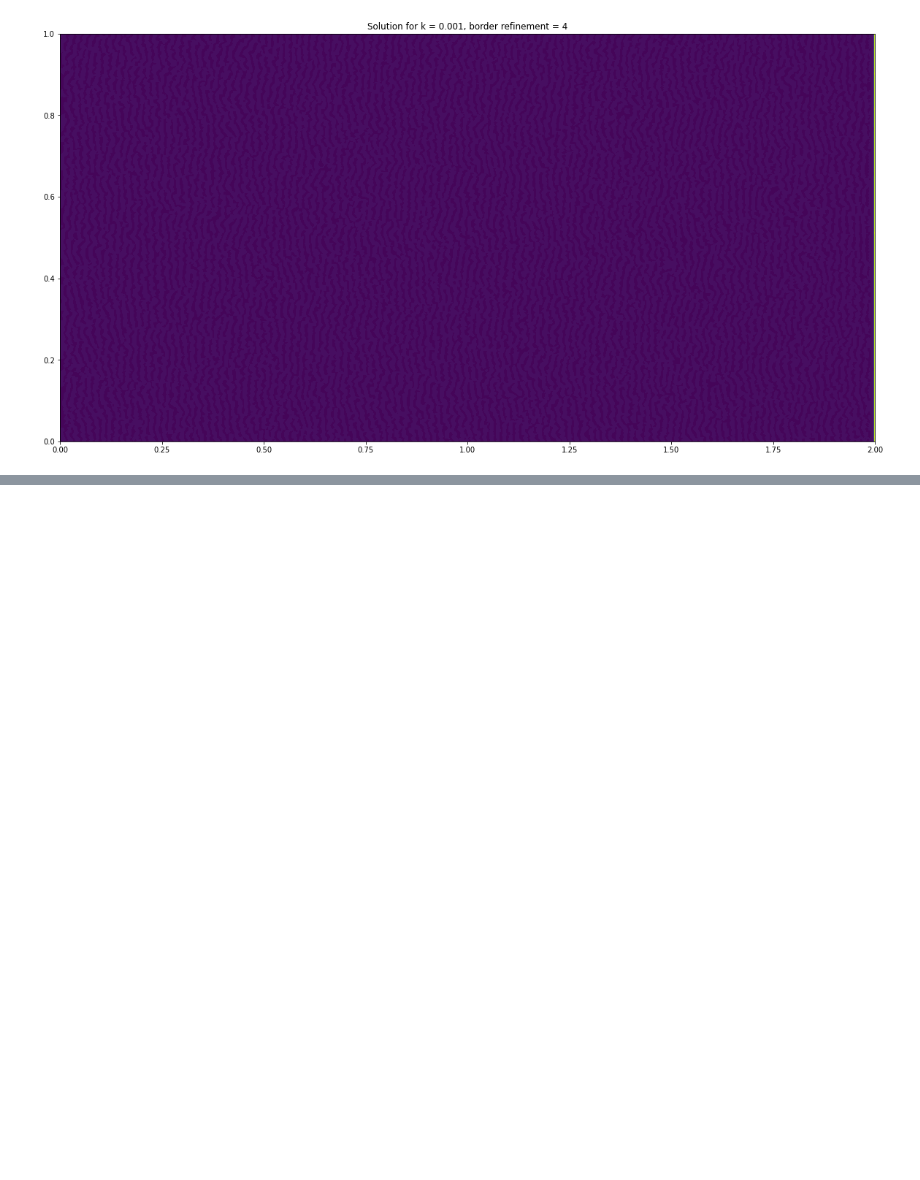
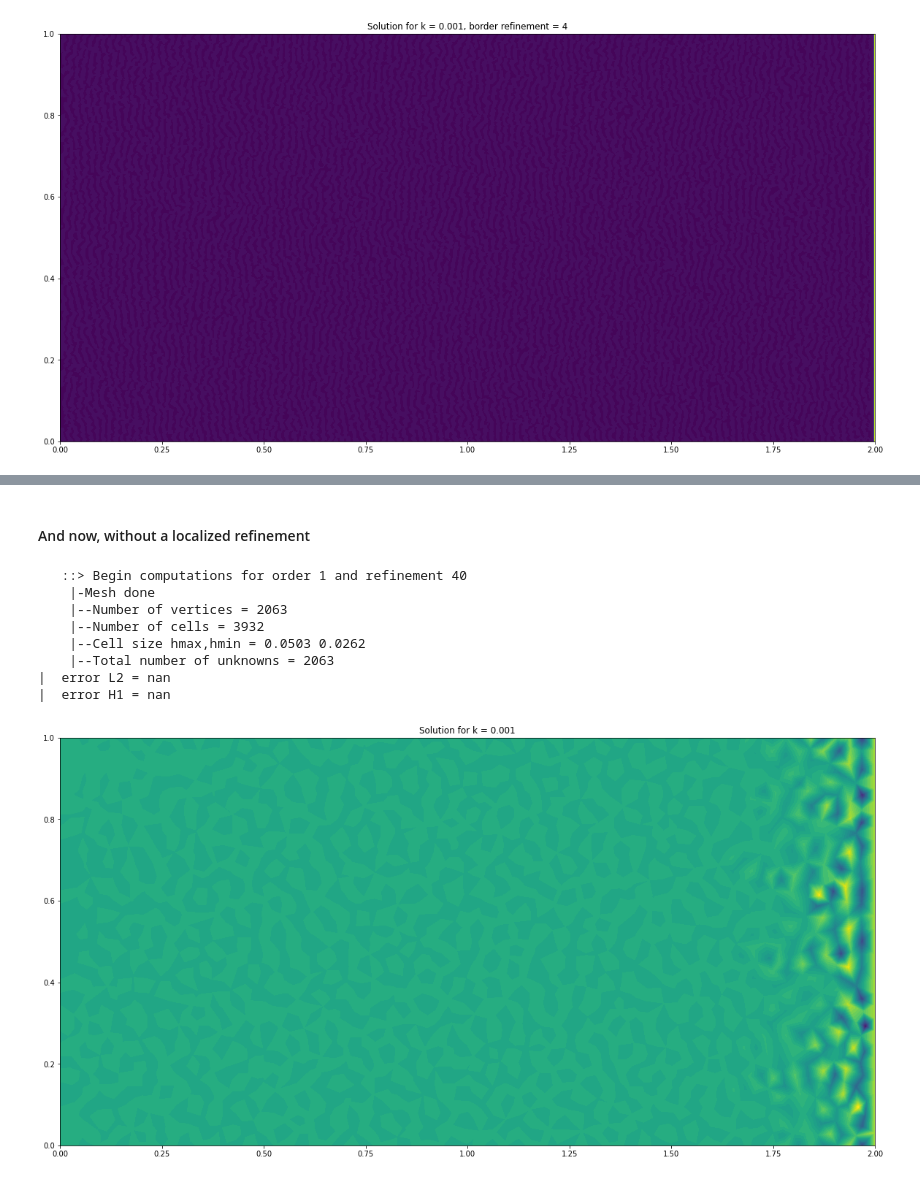
Before and after one commit to ericlesaquiles/FEMexperiments, a Jupyter notebook: ex3/ex3v2.ipynb, the cells around one changed output, grey strips where cells are left out. Cells and saved outputs as stored; diff of their text form; code cells hidden in the pictures; blank space fills up the shorter version.

```diff
--- a/ex3/ex3v2.ipynb
+++ b/ex3/ex3v2.ipynb
@@ -525,0 +590,27 @@ UFLException: Shapes do not match: <IntValue id=140544876089672> and <ComponentT
+# %% [markdown]
+#### And now, without a localized refinement
+# %%
+k = .001
+#r_border_refinements = 2
+
+(w, mesh) = advection_diffusion(beta = (1,0),
+                                k = k,
+                                order = 1,
+                                mesh_refinement = 40,
+                                L = 2)
+
+plt.figure(figsize=(20,20))
+#plot(mesh,linewidth=.1)
+c = plot(w, wireframe=True, title=f'Solution for k = {k}')
+#plt.colorbar(c)
+plt.show()
+# %% [output]
+   ::> Begin computations for order 1 and refinement 40
+    |-Mesh done
+    |--Number of vertices = 2063
+    |--Number of cells = 3932
+    |--Cell size hmax,hmin = 0.0503 0.0262
+    |--Total number of unknowns = 2063
+|  error L2 = nan
+|  error H1 = nan
+[figure, added]
```
Also changed, not shown: parts of 8 cells of this notebook.
